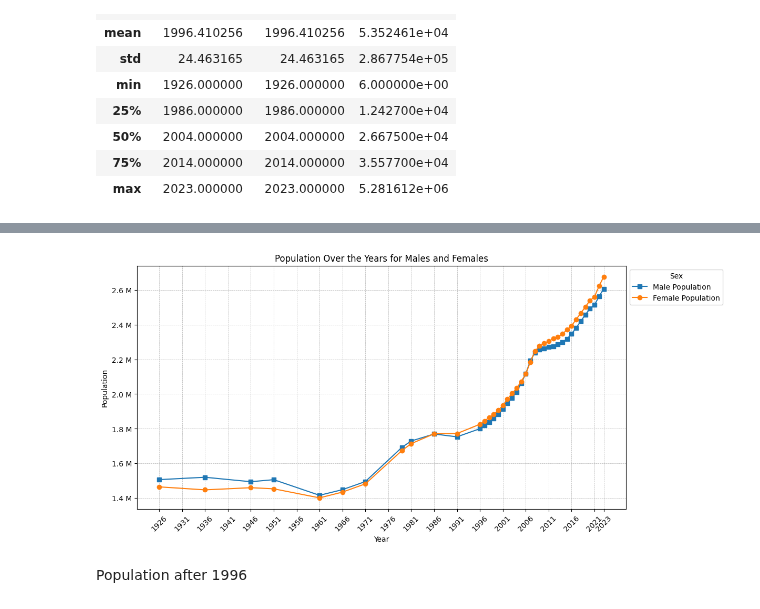
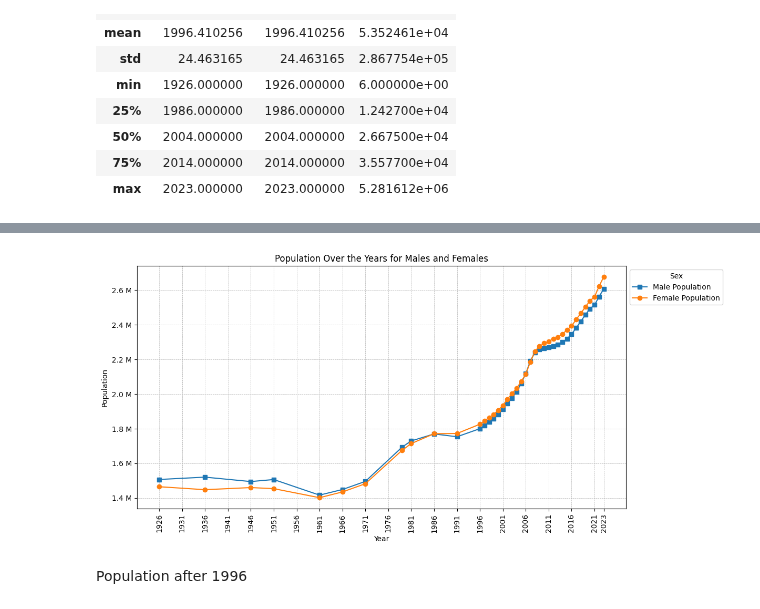
Before and after one commit to Ivkoto/DataAnalyticsMachineLearning, a Jupyter notebook: Data_Preparation/CA1_V6_2_refactored.ipynb, the cells around one changed output, grey strips where cells are left out. Drawn from its saved outputs; the diff is of its cells as text; code cells hidden in the pictures.

```diff
--- a/Data_Preparation/CA1_V6_2_refactored.ipynb
+++ b/Data_Preparation/CA1_V6_2_refactored.ipynb
@@ -89,23 +83,23 @@ population_table
 # %%
 plt.figure(figsize=(12, 6))
 plt.plot(pop_unq_years, pop_male_values, label='Male Population', marker='s')
 plt.plot(pop_unq_years, pop_female_values, label='Female Population', marker='o')
 
 plt.xlabel('Year')
 plt.ylabel('Population')
 plt.title('Population Over the Years for Males and Females')
 
 plt.legend()
 plt.grid(True, linestyle='--', linewidth=0.5)
 tick_interval = 5
 xticks = [pop_unq_years[0], pop_unq_years[-1]] + list(range(pop_unq_years[0] + tick_interval, pop_unq_years[-1], tick_interval))
-plt.xticks(xticks, rotation = 45)
+plt.xticks(xticks, rotation = 90)
 
 plt.gca().yaxis.set_major_formatter(FuncFormatter(millions_formatter))
 plt.legend(title='Sex', loc='upper left', bbox_to_anchor=(1, 1))
 plt.show()
 # %% [output]
-[figure, old version]
+[figure, new version]
 # %% [markdown]
 Population after 1996
 # %%
```
Also changed, not shown: parts of 5 cells of this notebook, 1 other file.
